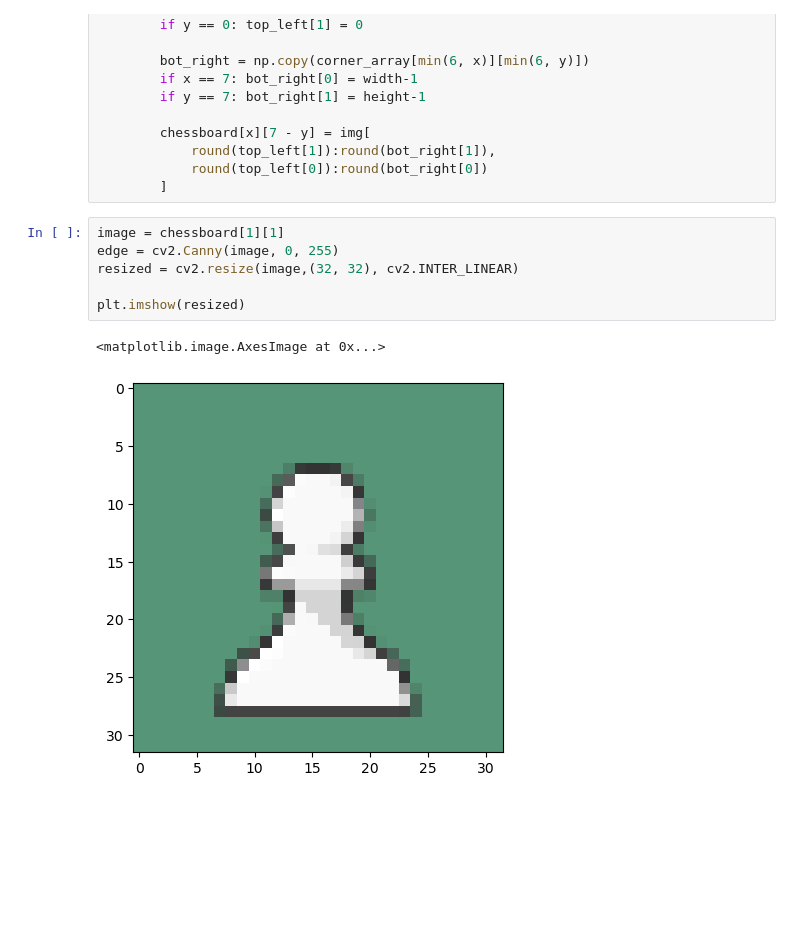
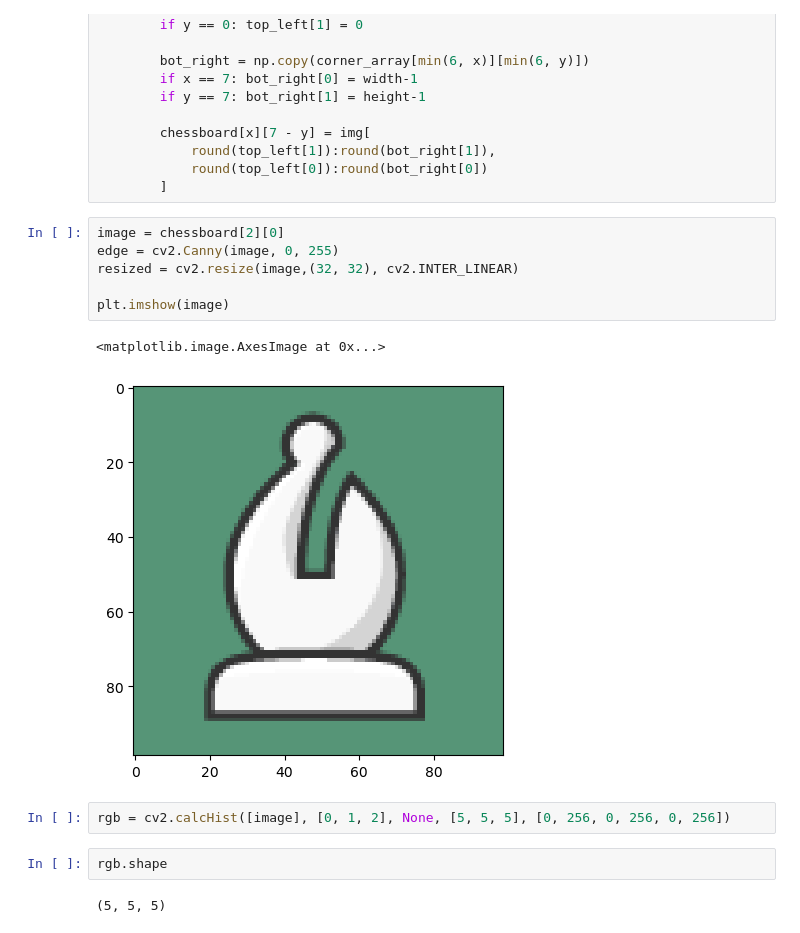
Before and after one commit to ernestovaz/chessboard-detection, a Jupyter notebook: notebook.ipynb, the cells around one changed output. Cells and saved outputs as stored; diff of their text form; blank space fills up the shorter version.

```diff
--- a/notebook.ipynb
+++ b/notebook.ipynb
@@ -47,11 +47,17 @@ for y in range(8):
             round(top_left[0]):round(bot_right[0])
         ]
 # %%
-image = chessboard[1][1]
+image = chessboard[2][0]
 edge = cv2.Canny(image, 0, 255)
 resized = cv2.resize(image,(32, 32), cv2.INTER_LINEAR)
 
-plt.imshow(resized)
+plt.imshow(image)
 # %% [output]
 <matplotlib.image.AxesImage at 0x...>
-[figure, old version]
+[figure, new version]
+# %%
+rgb = cv2.calcHist([image], [0, 1, 2], None, [5, 5, 5], [0, 256, 0, 256, 0, 256])
+# %%
+rgb.shape
+# %% [output]
+(5, 5, 5)
```
Also changed, not shown: parts of 1 cell of this notebook, 1 other file.
